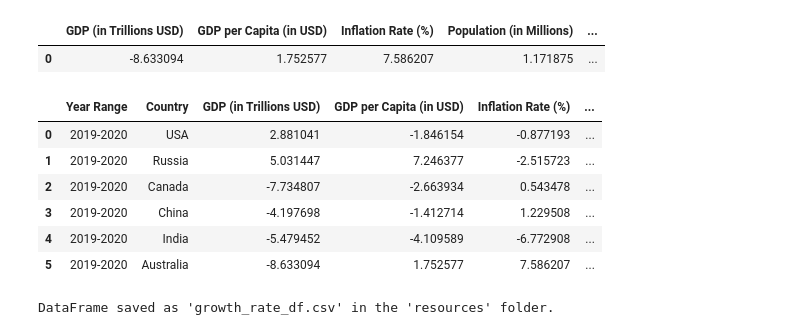
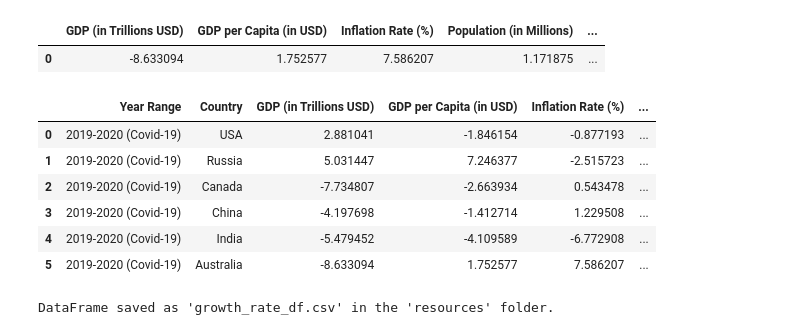
Before and after one commit to karinaahumada01/Project-3, a Jupyter notebook: country_comparison.ipynb, the cells around one changed output. Cells and saved outputs as stored; diff of their text form; code cells hidden in the pictures.

```diff
--- a/country_comparison.ipynb
+++ b/country_comparison.ipynb
@@ -232,24 +232,24 @@ new_row_df6
 # %%
 growth_rate_df = pd.concat([new_row_df, new_row_df2, new_row_df3,new_row_df4,new_row_df5,new_row_df6], ignore_index=True)
 # Drop the specified columns
 growth_rate_df = growth_rate_df.drop(columns=['Mean Healthcare Expenditure Before 2020', 'Mean Healthcare Expenditure After 2020'])
 
 # Move the 'Country' column to the far left
 country_column = growth_rate_df.pop('Country')
 growth_rate_df.insert(0, 'Country', country_column)
-growth_rate_df['Year Range'] = '2019-2020'
+growth_rate_df['Year Range'] = '2019-2020 (Covid-19)'
 year_range_column = growth_rate_df.pop('Year Range')
 growth_rate_df.insert(0, 'Year Range', year_range_column)
 
 growth_rate_df
 # %% [output]
 |  | Year Range | Country | GDP (in Trillions USD) | GDP per Capita (in USD) | Inflation Rate (%) | ... |
-| 0 | 2019-2020 | USA | 2.881041 | -1.846154 | -0.877193 | ... |
-| 1 | 2019-2020 | Russia | 5.031447 | 7.246377 | -2.515723 | ... |
-| 2 | 2019-2020 | Canada | -7.734807 | -2.663934 | 0.543478 | ... |
-| 3 | 2019-2020 | China | -4.197698 | -1.412714 | 1.229508 | ... |
-| 4 | 2019-2020 | India | -5.479452 | -4.109589 | -6.772908 | ... |
-| 5 | 2019-2020 | Australia | -8.633094 | 1.752577 | 7.586207 | ... |
+| 0 | 2019-2020 (Covid-19) | USA | 2.881041 | -1.846154 | -0.877193 | ... |
+| 1 | 2019-2020 (Covid-19) | Russia | 5.031447 | 7.246377 | -2.515723 | ... |
+| 2 | 2019-2020 (Covid-19) | Canada | -7.734807 | -2.663934 | 0.543478 | ... |
+| 3 | 2019-2020 (Covid-19) | China | -4.197698 | -1.412714 | 1.229508 | ... |
+| 4 | 2019-2020 (Covid-19) | India | -5.479452 | -4.109589 | -6.772908 | ... |
+| 5 | 2019-2020 (Covid-19) | Australia | -8.633094 | 1.752577 | 7.586207 | ... |
 # %%
 json_data = countries_df.to_json(orient="records", indent=4)
 
```
Also changed, not shown: parts of 11 cells of this notebook, 2 other files.
